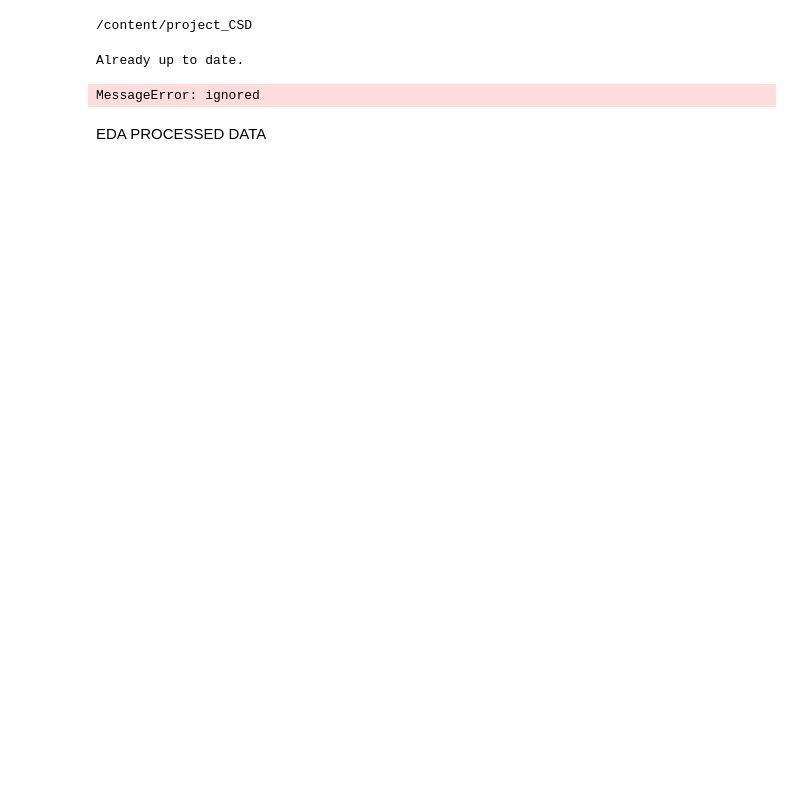
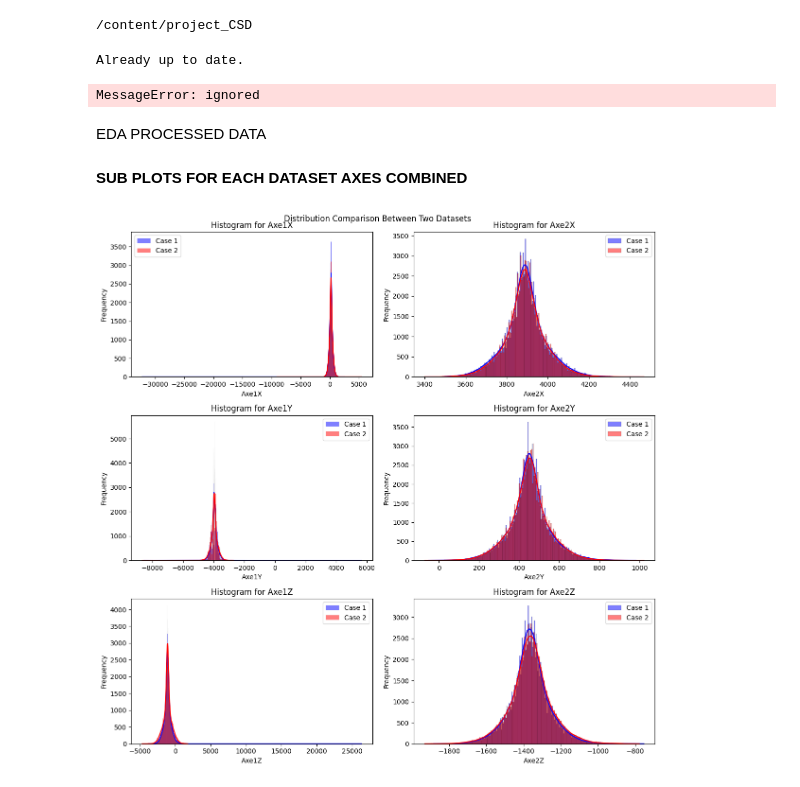
Before and after one commit to BianchiLuca28/project_CSD, a Jupyter notebook: notebook_exploration_cleaning/eda_graphs_processed_data.ipynb, the cells around one changed output. Drawn from its saved outputs; the diff is of its cells as text; code cells hidden in the pictures; blank space fills up the shorter version.

Commit message:
Distribution graphs, statistic calculations for each dataset and axes.

```diff
--- a/notebook_exploration_cleaning/eda_graphs_processed_data.ipynb
+++ b/notebook_exploration_cleaning/eda_graphs_processed_data.ipynb
@@ -43,3 +46,54 @@ EMAIL = str(gcloud_tokeninfo['email'])
 MessageError: ignored
 # %% [markdown]
 EDA PROCESSED DATA
+# %%
+import pandas as pd
+import numpy as np
+import matplotlib.pyplot as plt
+import seaborn as sns
+
+# Load the datasets
+time_series_case1_df = pd.read_csv('data/processed_data/TrainoCaso1/time_series.csv')
+time_series_case2_df = pd.read_csv('data/processed_data/TrainoCaso2/time_series.csv')
+# %%
+#Order the datasets by Acquisition Number
+time_series_case1_df = time_series_case1_df.sort_values(by='Acquisition Number')
+time_series_case2_df = time_series_case2_df.sort_values(by='Acquisition Number')
+# %% [markdown]
+**SUB PLOTS FOR EACH DATASET AXES COMBINED**
+# %%
+axes = ['Axe1X', 'Axe1Y', 'Axe1Z', 'Axe2X', 'Axe2Y', 'Axe2Z']
+
+# Create a figure with 3 rows and 2 columns
+fig, axs = plt.subplots(nrows=3, ncols=2, figsize=(12, 12))
+fig.suptitle('Distribution Comparison Between Two Datasets')
+
+# Iterate through each axis
+for i, ax_name in enumerate(axes):
+    # Select the row for the subplot
+    row = i % 3
+    # Select the column for the subplot (0 for case1, 1 for case2)
+    col = i // 3
+
+    # Plot the histogram for case1 dataset
+    sns.histplot(time_series_case1_df[ax_name], ax=axs[row, col], color='blue', kde=True, label='Case 1')
+
+    # Plot the histogram for case2 dataset
+    sns.histplot(time_series_case2_df[ax_name], ax=axs[row, col], color='red', kde=True, label='Case 2')
+
+    # Set title and labels
+    axs[row, col].set_title(f'Histogram for {ax_name}')
+    axs[row, col].set_xlabel(ax_name)
+    axs[row, col].set_ylabel('Frequency')
+
+    # Add legend
+    axs[row, col].legend()
+
+# Adjust layout
+plt.tight_layout()
+plt.subplots_adjust(top=0.95) # Adjust top spacing to accommodate the main title
+
+# Show the plot
+plt.show()
+# %% [output]
+[figure, added]
```
Also changed, not shown: parts of 8 cells of this notebook.
